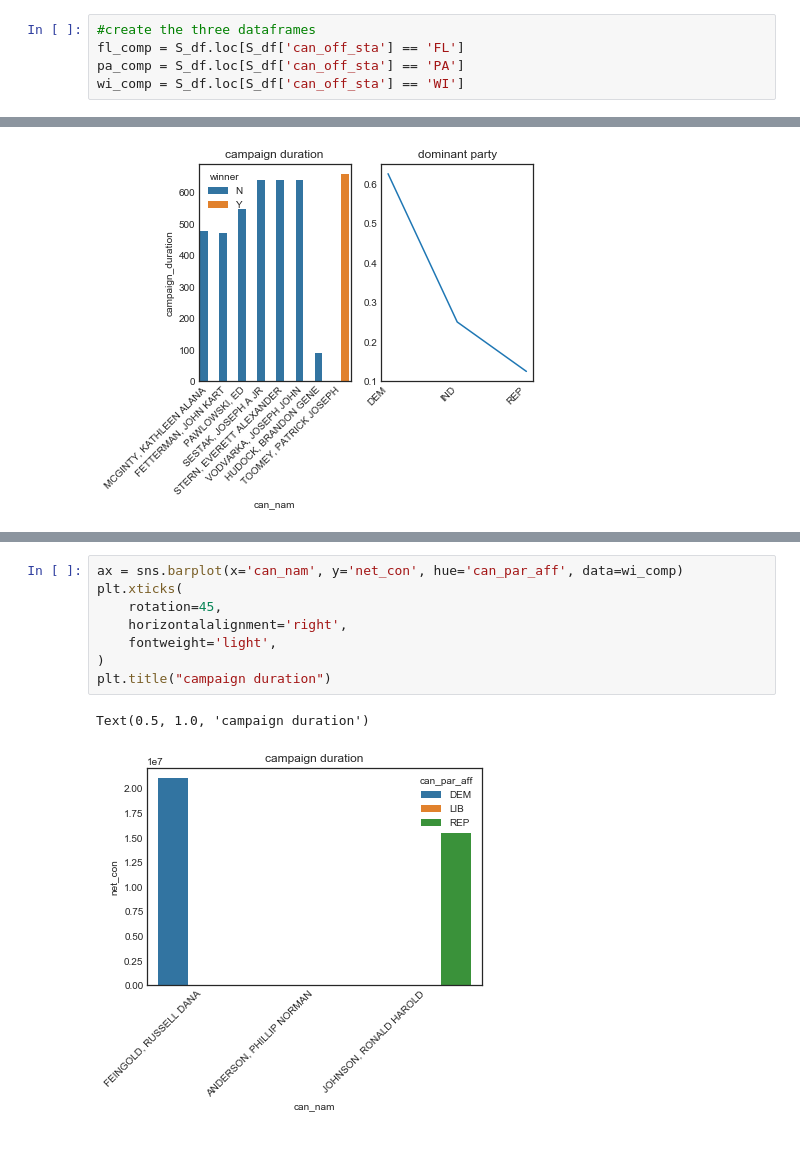
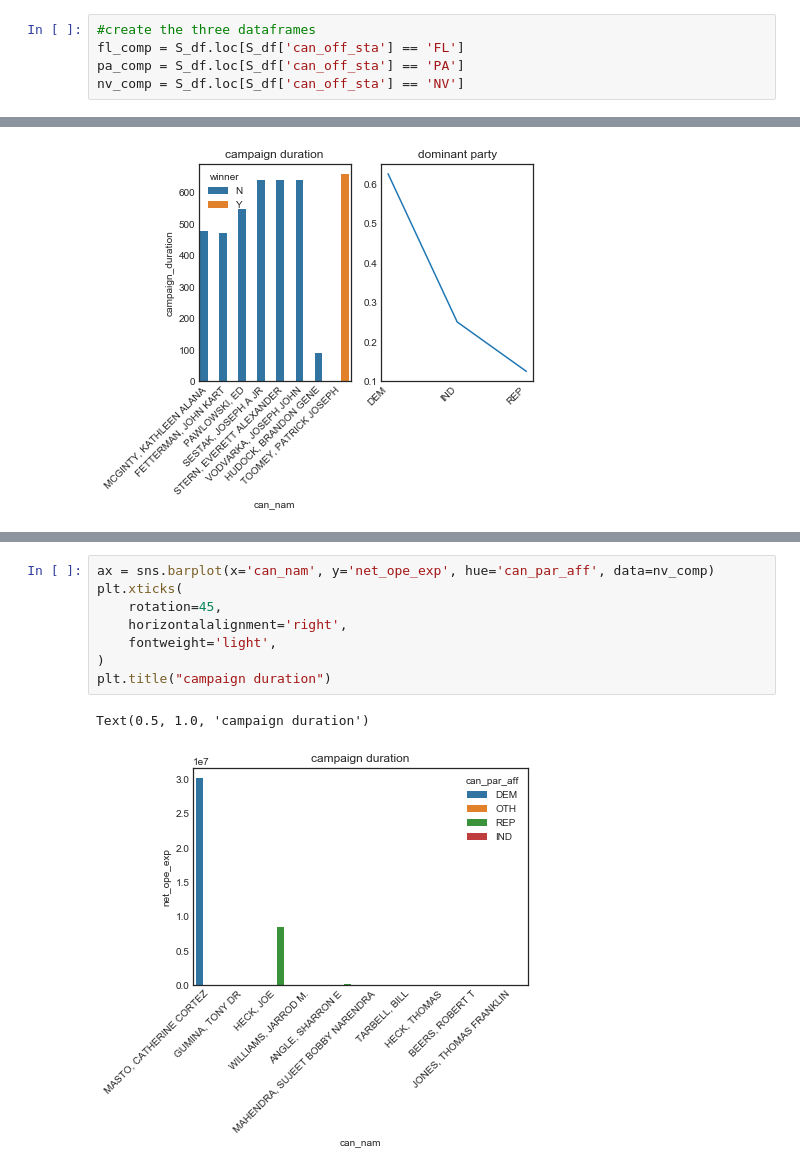
Before and after one commit to HamoyeHQ/stage-f-09-campaign-finance, a Jupyter notebook: EDA_secgrp/senatorial_eda.ipynb, the cells around one changed output, grey strips where cells are left out. Drawn from its saved outputs; the diff is of its cells as text.

```diff
--- a/EDA_secgrp/senatorial_eda.ipynb
+++ b/EDA_secgrp/senatorial_eda.ipynb
@@ -81,7 +81,7 @@ ax = sns.barplot(x='can_off_sta', y='total_dis_sum', data=Amt_per_sta_ds)
 #create the three dataframes
 fl_comp = S_df.loc[S_df['can_off_sta'] == 'FL']
 pa_comp = S_df.loc[S_df['can_off_sta'] == 'PA']
-wi_comp = S_df.loc[S_df['can_off_sta'] == 'WI']
+nv_comp = S_df.loc[S_df['can_off_sta'] == 'NV']
 # %%
 #check winners in FL
 
@@ -232,11 +232,11 @@ Text(0.5, 1.0, 'dominant party')
 # %%
-ax = sns.barplot(x='can_nam', y='net_con', hue='can_par_aff', data=wi_comp)
+ax = sns.barplot(x='can_nam', y='net_ope_exp', hue='can_par_aff', data=nv_comp)
 plt.xticks(
     rotation=45,
     horizontalalignment='right',
     fontweight='light',
 )
 plt.title("campaign duration")
 # %% [output]
 Text(0.5, 1.0, 'campaign duration')
-[figure, old version]
+[figure, new version]
```
Also changed, not shown: parts of 14 cells of this notebook.
